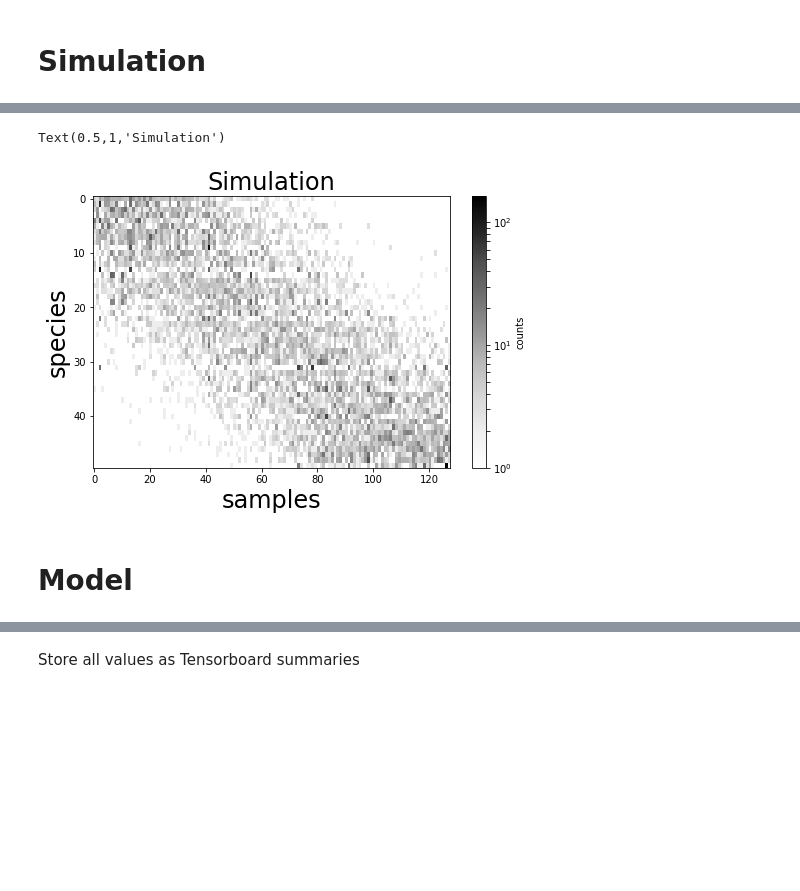
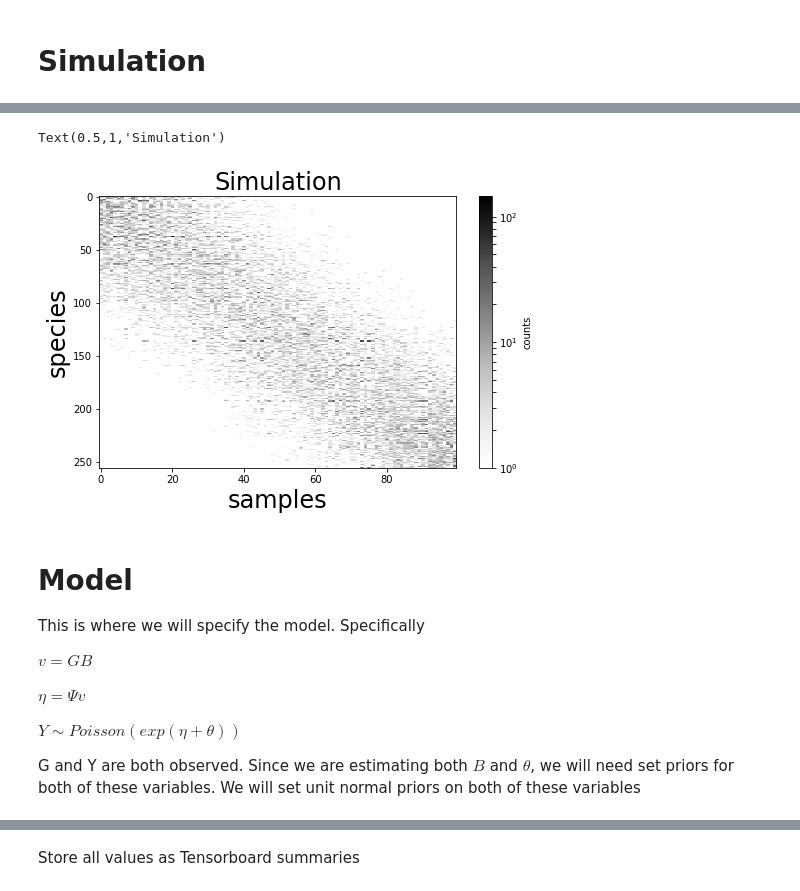
Before and after one commit to knightlab-analyses/bayesian-regression, a Jupyter notebook: bayesian_regression/ipynb/simulated-model.ipynb, the cells around one changed output, grey strips where cells are left out. Drawn from its saved outputs; the diff is of its cells as text; code cells hidden in the pictures; blank space fills up the shorter version.

Commit message:
FIX: fixing model to explicitly explain batch normalization

```diff
--- a/bayesian_regression/ipynb/simulated-model.ipynb
+++ b/bayesian_regression/ipynb/simulated-model.ipynb
@@ -35,30 +69,45 @@ Now let's generate the simulated data.
 # %%
 from bayesian_regression.util.generators import band_table
+from bayesian_regression.util.balances import sparse_balance_basis, match_tips
 from skbio.stats.composition import _gram_schmidt_basis
 from scipy.sparse import coo_matrix
+from gneiss.cluster import random_linkage
 
-num_samples = 50
-num_features = 128
+num_samples = 100
+num_features = 256
 
 # Build basis for the ilr transform.
 basis = coo_matrix(_gram_schmidt_basis(num_features), dtype=np.float32).T
 
+# the definition of low / high is important.  If the input is not centered,
+# it will be harder to reach convergence.  So it is more ideal to center the
+# covariates before running the regression.  This is similar to batch normalization.
 table, metadata, sim_beta, sim_theta = band_table(
     num_samples, num_features,
-    low=2, high=10, sigma=2, alpha=6, seed=0)
+    low=-5, high=5, sigma=2, alpha=6, seed=0)
 
 # Plot the heatmap of the counts
 fig = plt.figure(figsize=(8, 5))
-plt.imshow(table.matrix_data.todense().T, aspect='auto', cmap='Greys', norm=colors.LogNorm())
+plt.imshow(table.matrix_data.todense(), aspect='auto', cmap='Greys', norm=colors.LogNorm())
 plt.colorbar(label='counts')
 plt.ylabel('species', fontsize=24)
 plt.xlabel('samples', fontsize=24)
 plt.title('Simulation', fontsize=24)
 # %% [output]
 Text(0.5,1,'Simulation')
-[figure, old version]
+[figure, new version]
-# %% [markdown]
-# Model
+# %% [markdown]
+# Model
+
+This is where we will specify the model.  Specifically
+
+$v = GB$
+
+$\eta = \Psi v$
+
+$Y \sim Poisson( exp(\eta + \theta) )$
+
+G and Y are both observed.  Since we are estimating both $B$ and $\theta$, we will need set priors for both of these variables.  We will set unit normal priors on both of these variables
 # %%
 from bayesian_regression.util.balances import sparse_balance_basis
 
```
Also changed, not shown: parts of 18 cells of this notebook, 3 other files.
